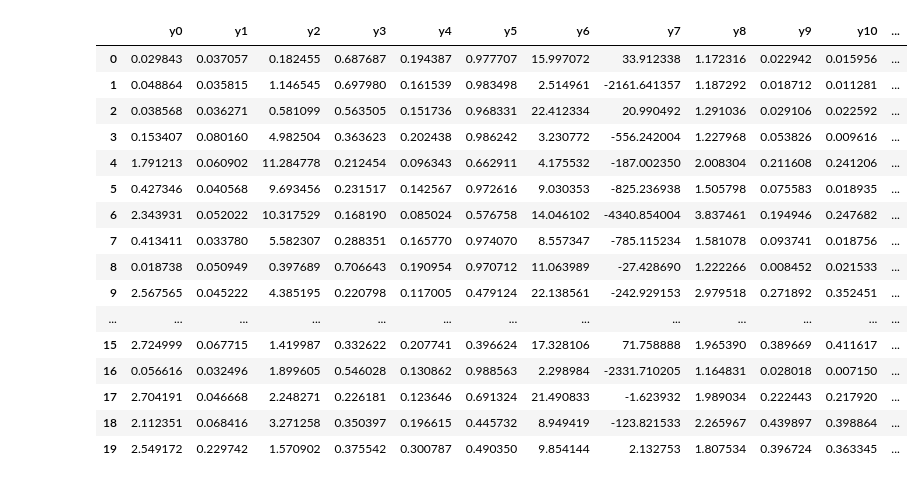
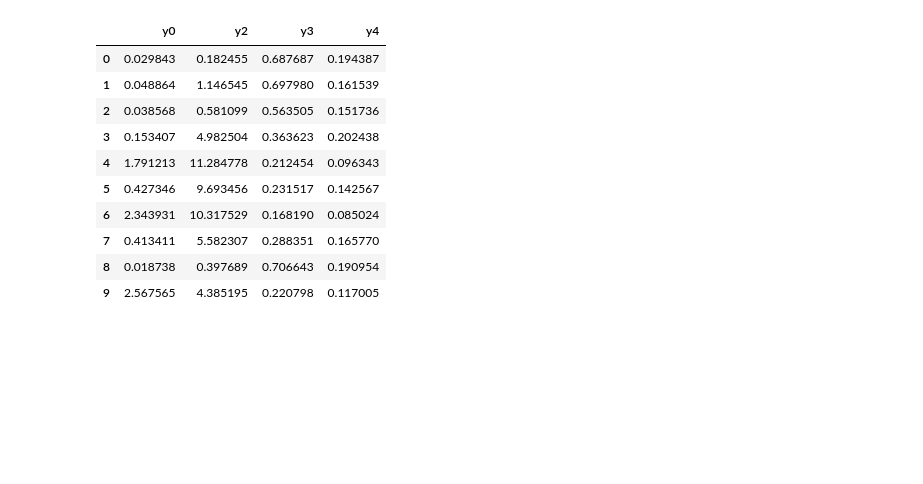
Before and after one commit to rogeriojorge/qsc-ML, a Jupyter notebook: use_nn_qsc.ipynb, the cells around one changed output. Cells and saved outputs as stored; diff of their text form; code cells hidden in the pictures; blank space fills up the shorter version.

Commit message:
Using less number of columns but worse results

```diff
--- a/use_nn_qsc.ipynb
+++ b/use_nn_qsc.ipynb
@@ -23,25 +23,19 @@ scaler_y = joblib.load(scaler_y_path)
 # %%
 filename = os.path.join(params['data_path'], f'qsc_out.random_scan_nfp{params["nfp"]}'+("_best" if params['best_points'] else "")+'.parquet')
 df = pd.read_parquet(filename)
-df.loc[:, df.columns.str.startswith('y')].head(20)
+df.loc[:, df.columns.str.startswith('y')].head(10)
 # %% [output]
-|  | y0 | y1 | y2 | y3 | y4 | y5 | y6 | y7 | y8 | y9 | y10 | ... |
-| 0 | 0.029843 | 0.037057 | 0.182455 | 0.687687 | 0.194387 | 0.977707 | 15.997072 | 33.912338 | 1.172316 | 0.022942 | 0.015956 | ... |
-| 1 | 0.048864 | 0.035815 | 1.146545 | 0.697980 | 0.161539 | 0.983498 | 2.514961 | -2161.641357 | 1.187292 | 0.018712 | 0.011281 | ... |
-| 2 | 0.038568 | 0.036271 | 0.581099 | 0.563505 | 0.151736 | 0.968331 | 22.412334 | 20.990492 | 1.291036 | 0.029106 | 0.022592 | ... |
-| 3 | 0.153407 | 0.080160 | 4.982504 | 0.363623 | 0.202438 | 0.986242 | 3.230772 | -556.242004 | 1.227968 | 0.053826 | 0.009616 | ... |
-| 4 | 1.791213 | 0.060902 | 11.284778 | 0.212454 | 0.096343 | 0.662911 | 4.175532 | -187.002350 | 2.008304 | 0.211608 | 0.241206 | ... |
-| 5 | 0.427346 | 0.040568 | 9.693456 | 0.231517 | 0.142567 | 0.972616 | 9.030353 | -825.236938 | 1.505798 | 0.075583 | 0.018935 | ... |
-| 6 | 2.343931 | 0.052022 | 10.317529 | 0.168190 | 0.085024 | 0.576758 | 14.046102 | -4340.854004 | 3.837461 | 0.194946 | 0.247682 | ... |
-| 7 | 0.413411 | 0.033780 | 5.582307 | 0.288351 | 0.165770 | 0.974070 | 8.557347 | -785.115234 | 1.581078 | 0.093741 | 0.018756 | ... |
-| 8 | 0.018738 | 0.050949 | 0.397689 | 0.706643 | 0.190954 | 0.970712 | 11.063989 | -27.428690 | 1.222266 | 0.008452 | 0.021533 | ... |
-| 9 | 2.567565 | 0.045222 | 4.385195 | 0.220798 | 0.117005 | 0.479124 | 22.138561 | -242.929153 | 2.979518 | 0.271892 | 0.352451 | ... |
-| ... | ... | ... | ... | ... | ... | ... | ... | ... | ... | ... | ... | ... |
-| 15 | 2.724999 | 0.067715 | 1.419987 | 0.332622 | 0.207741 | 0.396624 | 17.328106 | 71.758888 | 1.965390 | 0.389669 | 0.411617 | ... |
-| 16 | 0.056616 | 0.032496 | 1.899605 | 0.546028 | 0.130862 | 0.988563 | 2.298984 | -2331.710205 | 1.164831 | 0.028018 | 0.007150 | ... |
-| 17 | 2.704191 | 0.046668 | 2.248271 | 0.226181 | 0.123646 | 0.691324 | 21.490833 | -1.623932 | 1.989034 | 0.222443 | 0.217920 | ... |
-| 18 | 2.112351 | 0.068416 | 3.271258 | 0.350397 | 0.196615 | 0.445732 | 8.949419 | -123.821533 | 2.265967 | 0.439897 | 0.398864 | ... |
-| 19 | 2.549172 | 0.229742 | 1.570902 | 0.375542 | 0.300787 | 0.490350 | 9.854144 | 2.132753 | 1.807534 | 0.396724 | 0.363345 | ... |
+|  | y0 | y2 | y3 | y4 |
+| 0 | 0.029843 | 0.182455 | 0.687687 | 0.194387 |
+| 1 | 0.048864 | 1.146545 | 0.697980 | 0.161539 |
+| 2 | 0.038568 | 0.581099 | 0.563505 | 0.151736 |
+| 3 | 0.153407 | 4.982504 | 0.363623 | 0.202438 |
+| 4 | 1.791213 | 11.284778 | 0.212454 | 0.096343 |
+| 5 | 0.427346 | 9.693456 | 0.231517 | 0.142567 |
+| 6 | 2.343931 | 10.317529 | 0.168190 | 0.085024 |
+| 7 | 0.413411 | 5.582307 | 0.288351 | 0.165770 |
+| 8 | 0.018738 | 0.397689 | 0.706643 | 0.190954 |
+| 9 | 2.567565 | 4.385195 | 0.220798 | 0.117005 |
 # %%
 def make_prediction(model, scaler, input_data):
     input_data = np.array(input_data)
```
Also changed, not shown: parts of 5 cells of this notebook, 8 other files.
